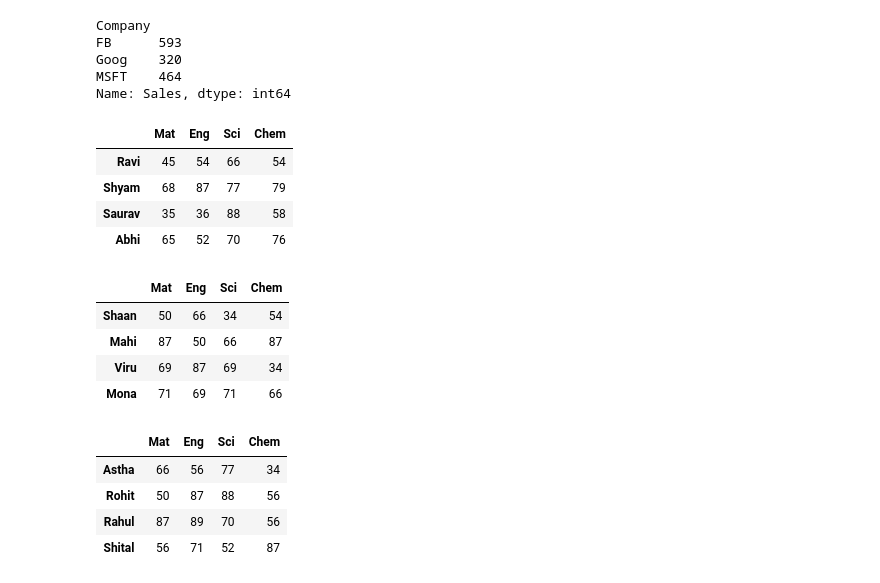
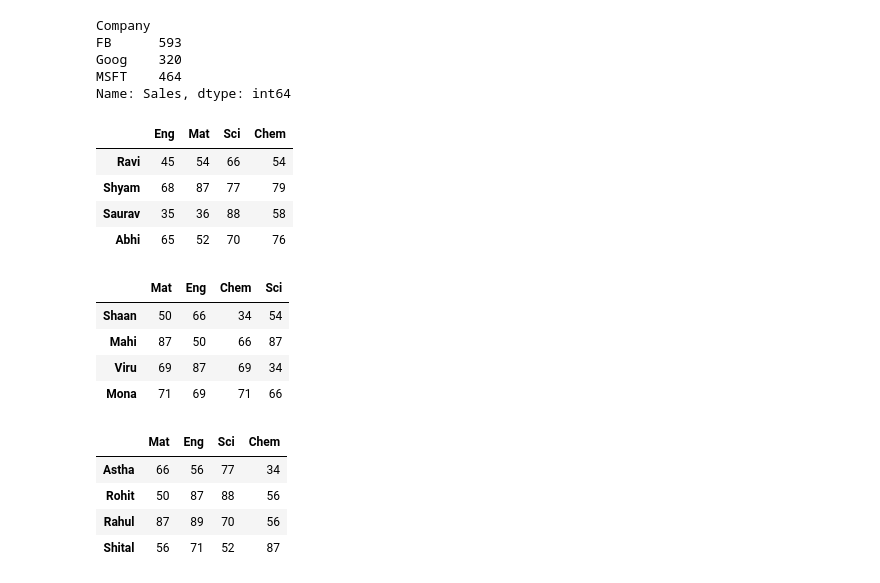
Before and after one commit to Mrugank16/Meta-Scifor-AI-ML-3, a Jupyter notebook: Pandas/pandas1.ipynb, the cells around one changed output. Cells and saved outputs as stored; diff of their text form; code cells hidden in the pictures.

```diff
--- a/Pandas/pandas1.ipynb
+++ b/Pandas/pandas1.ipynb
@@ -187,14 +187,14 @@ Goog    320
 MSFT    464
 Name: Sales, dtype: int64
 # %%
-class_a=pd.DataFrame({'Mat':[45,68,35,65],
-                     'Eng':[54,87,36,52],
+class_a=pd.DataFrame({'Eng':[45,68,35,65],
+                     'Mat':[54,87,36,52],
                      'Sci':[66,77,88,70],
                      'Chem':[54,79,58,76]},
                     index=['Ravi','Shyam','Saurav','Abhi'])
 class_a
 # %% [output]
-|  | Mat | Eng | Sci | Chem |
+|  | Eng | Mat | Sci | Chem |
 | Ravi | 45 | 54 | 66 | 54 |
 | Shyam | 68 | 87 | 77 | 79 |
 | Saurav | 35 | 36 | 88 | 58 |
@@ -202,12 +202,12 @@ class_a
 # %%
 class_b=pd.DataFrame({'Mat':[50,87,69,71],
                      'Eng':[66,50,87,69],
-                     'Sci':[34,66,69,71],
-                     'Chem':[54,87,34,66]},
+                     'Chem':[34,66,69,71],
+                     'Sci':[54,87,34,66]},
                     index=['Shaan','Mahi','Viru','Mona'])
 class_b
 # %% [output]
-|  | Mat | Eng | Sci | Chem |
+|  | Mat | Eng | Chem | Sci |
 | Shaan | 50 | 66 | 34 | 54 |
 | Mahi | 87 | 50 | 66 | 87 |
 | Viru | 69 | 87 | 69 | 34 |
```
Also changed, not shown: parts of 14 cells of this notebook.
